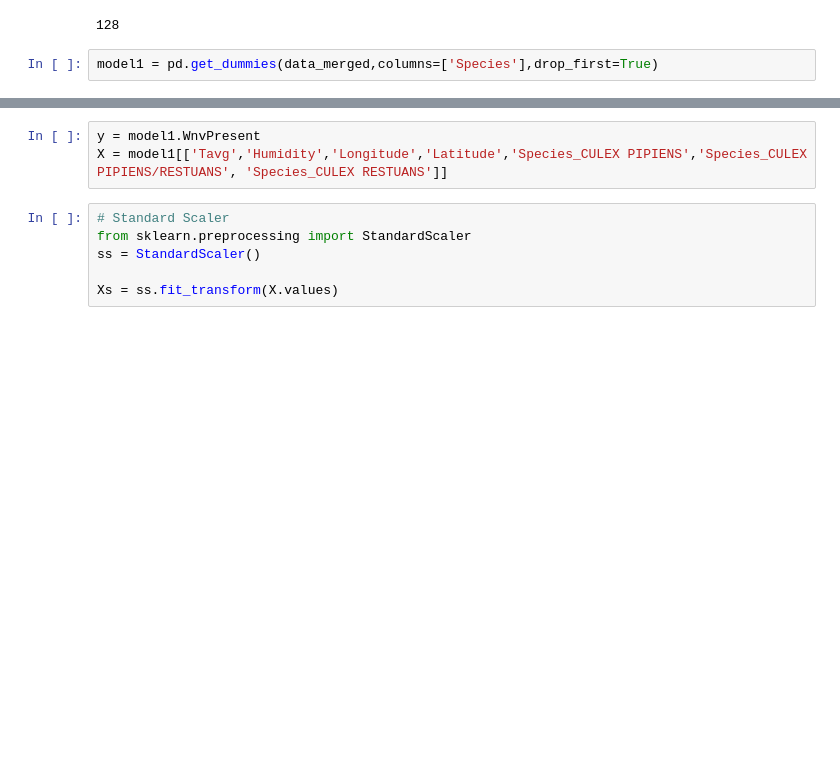
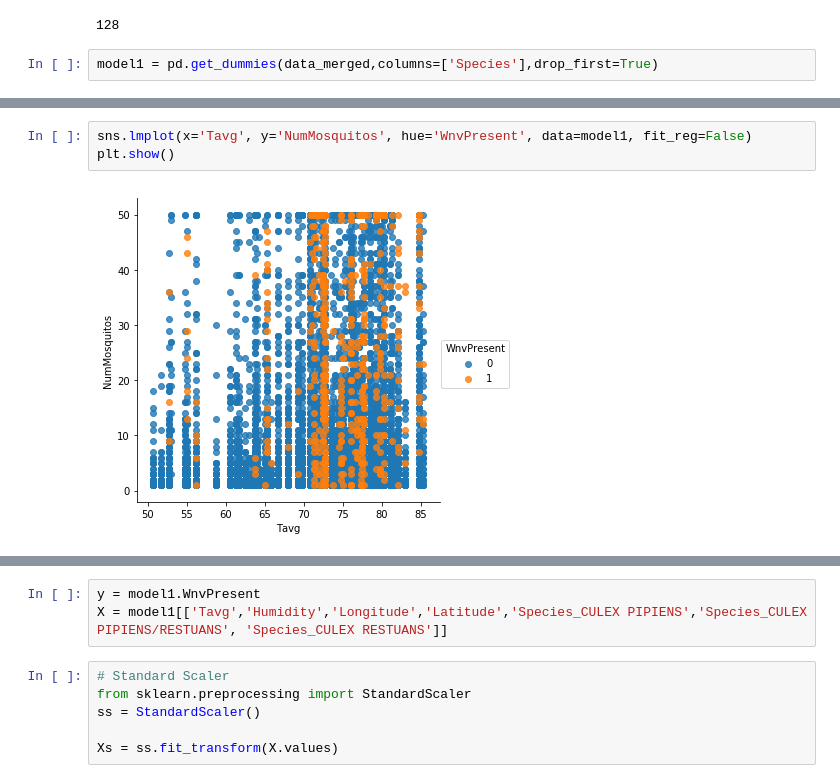
Before and after one commit to yingkh/kaggle-mosquito, a Jupyter notebook: Luther.ipynb, the cells around one changed output, grey strips where cells are left out. Cells and saved outputs as stored; diff of their text form; blank space fills up the shorter version.

Commit message:
presentation file

```diff
--- a/Luther.ipynb
+++ b/Luther.ipynb
@@ -216,0 +220,5 @@ model1.head()
+# %%
+sns.lmplot(x='Tavg', y='NumMosquitos', hue='WnvPresent', data=model1, fit_reg=False)
+plt.show()
+# %% [output]
+[figure, added]
```
Also changed, not shown: parts of 7 cells of this notebook, 1 other file.
